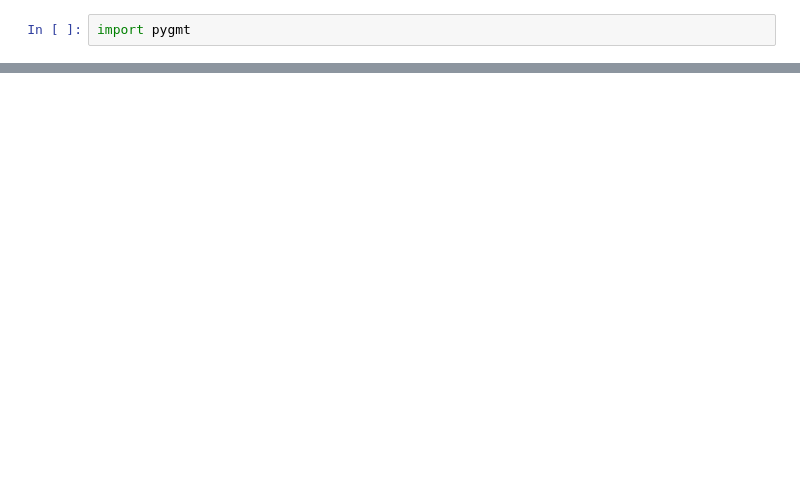
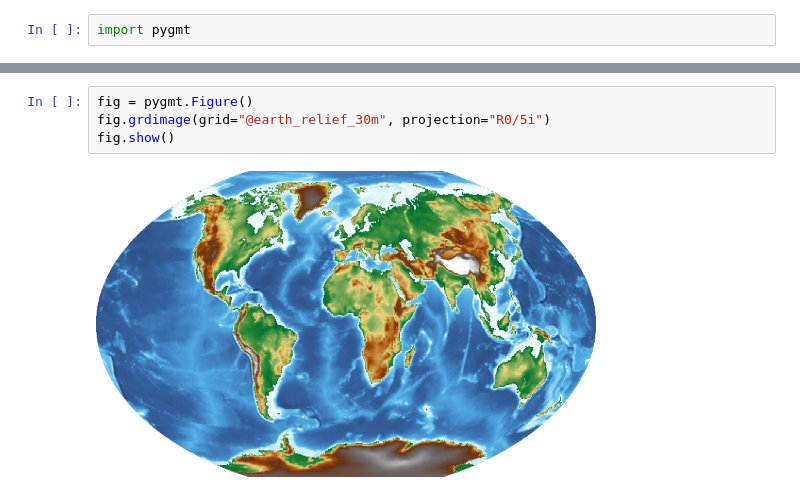
Before and after one commit to willschlitzer/learn-pygmt, a Jupyter notebook: grdimage-guide.ipynb, the cells around one changed output, grey strips where cells are left out. Saved outputs shown, nothing was run; the diff lists cells and outputs as text; blank space fills up the shorter version.

```diff
--- a/grdimage-guide.ipynb
+++ b/grdimage-guide.ipynb
@@ -16,0 +9,6 @@ fig.show()
+# %%
+fig = pygmt.Figure()
+fig.grdimage(grid="@earth_relief_30m", projection="R0/5i")
+fig.show()
+# %% [output]
+[figure, added]
```
Also changed, not shown: parts of 5 cells of this notebook.
